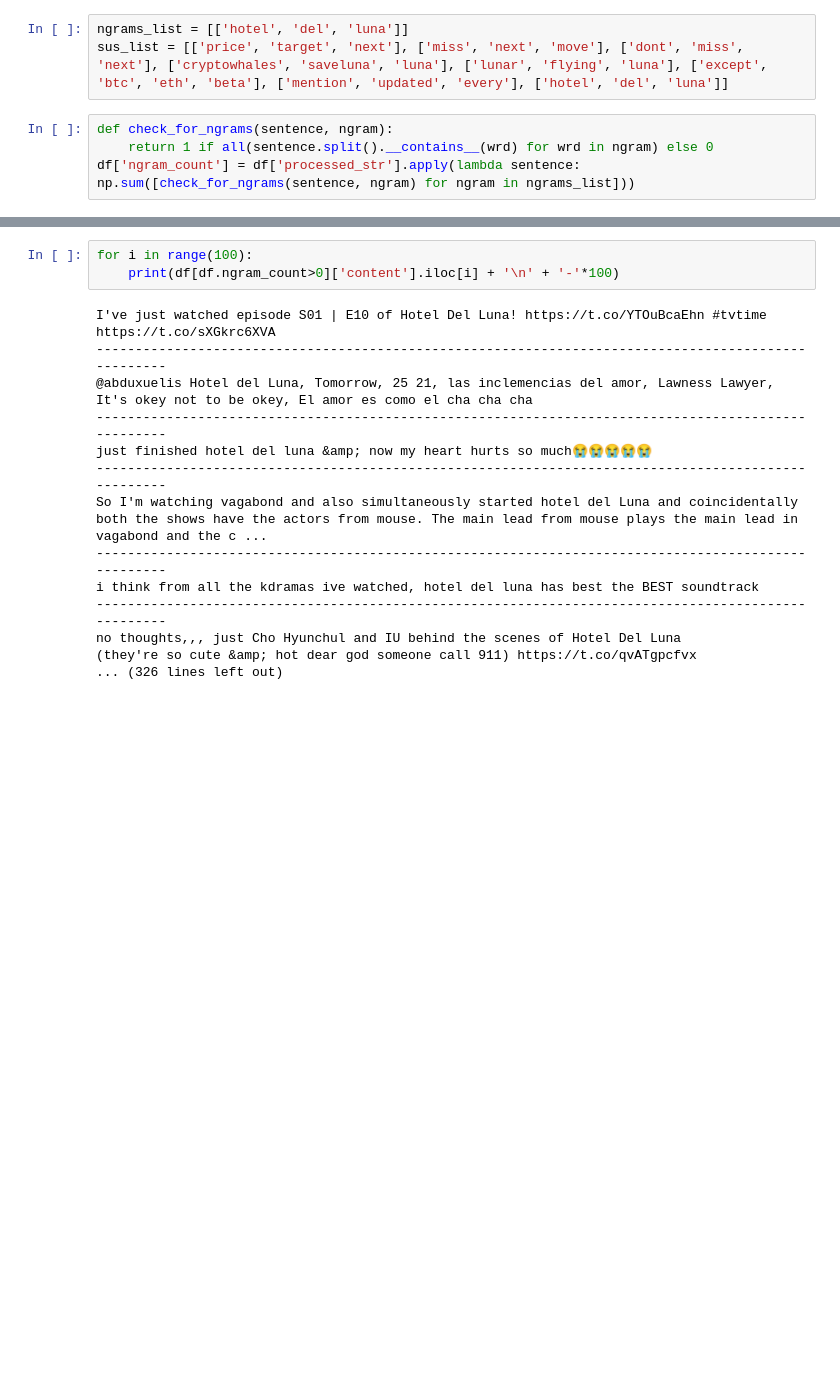
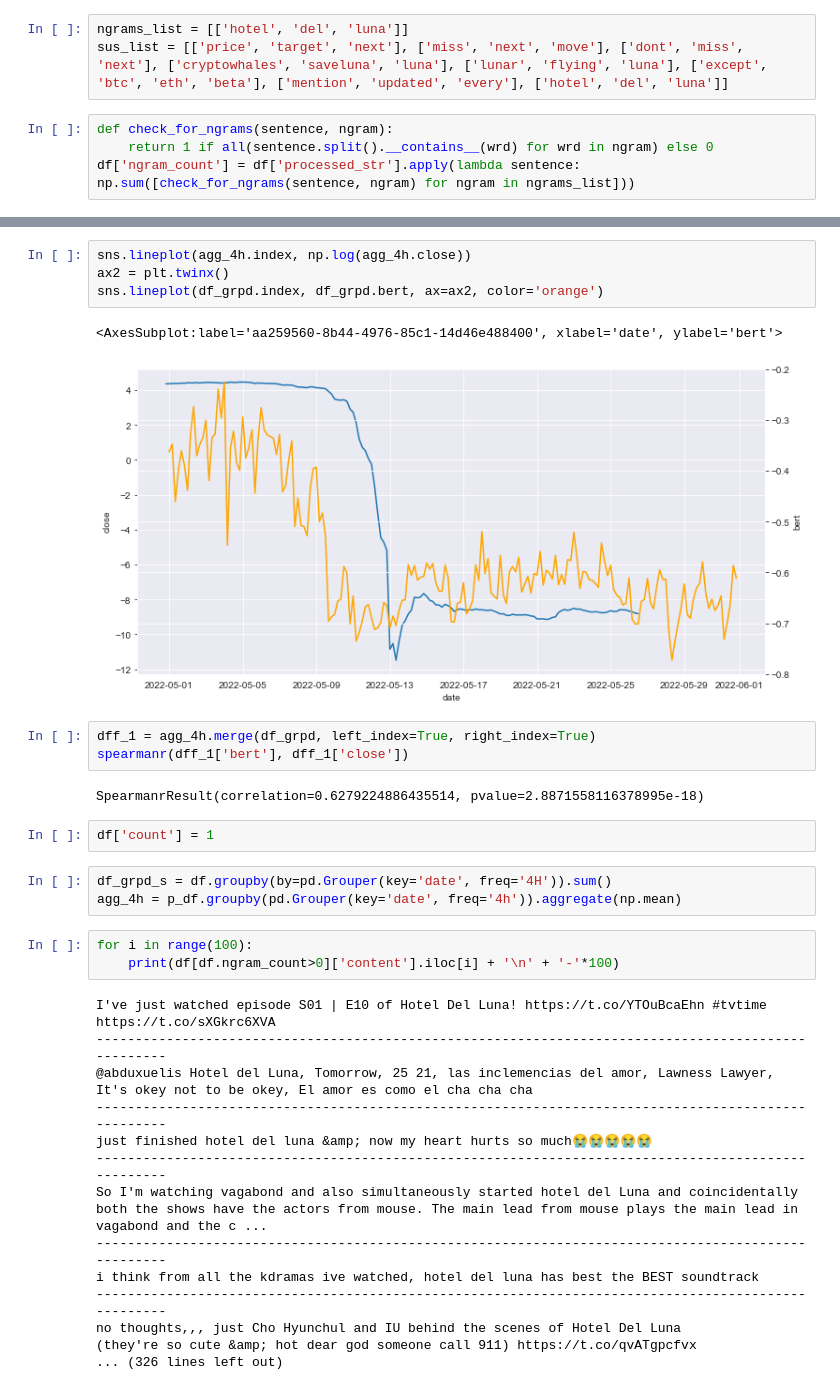
Before and after one commit to jzmujdzin/luna-nlp-paper, a Jupyter notebook: notebooks/plots.ipynb, the cells around one changed output, grey strips where cells are left out. Drawn from its saved outputs; the diff is of its cells as text; blank space fills up the shorter version.

```diff
--- a/notebooks/plots.ipynb
+++ b/notebooks/plots.ipynb
@@ -76,3 +111,20 @@ df['ngram_count'] = df['processed_str'].apply(lambda sentence: np.sum([check_for
+# %%
+sns.lineplot(agg_4h.index, np.log(agg_4h.close))
+ax2 = plt.twinx()
+sns.lineplot(df_grpd.index, df_grpd.bert, ax=ax2, color='orange')
+# %% [output]
+<AxesSubplot:label='aa259560-8b44-4976-85c1-14d46e488400', xlabel='date', ylabel='bert'>
+[figure, added]
+# %%
+dff_1 = agg_4h.merge(df_grpd, left_index=True, right_index=True)
+spearmanr(dff_1['bert'], dff_1['close'])
+# %% [output]
+SpearmanrResult(correlation=0.6279224886435514, pvalue=2.8871558116378995e-18)
+# %%
+df['count'] = 1
+# %%
+df_grpd_s = df.groupby(by=pd.Grouper(key='date', freq='4H')).sum()
+agg_4h = p_df.groupby(pd.Grouper(key='date', freq='4h')).aggregate(np.mean)
 # %%
 for i in range(100):
     print(df[df.ngram_count>0]['content'].iloc[i] + '\n' + '-'*100)
```
Also changed, not shown: parts of 12 cells of this notebook, 1 other file.
